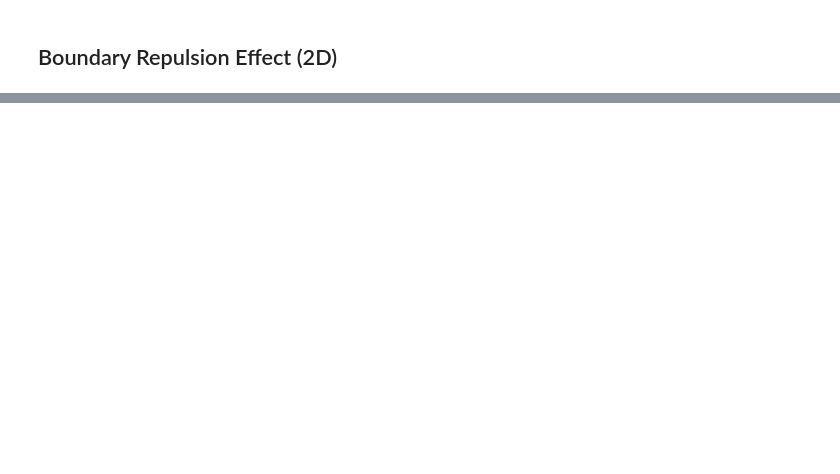
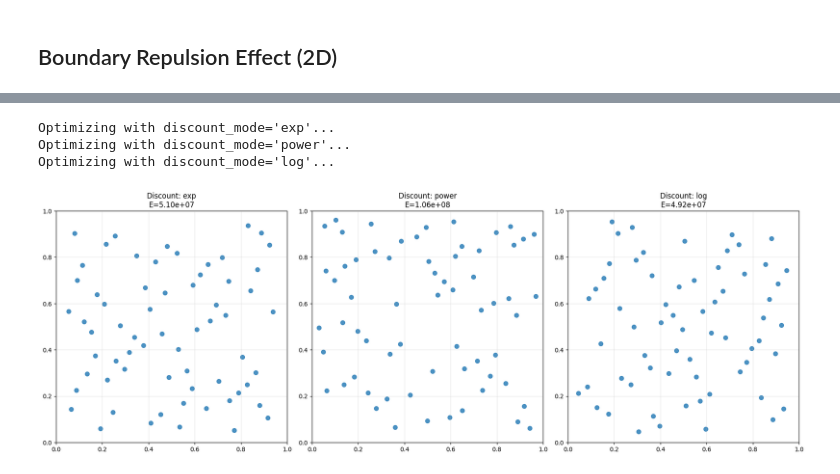
Before and after one commit to baba-yaga/design_ml, a Jupyter notebook: low_discrepancy_comparison.ipynb, the cells around one changed output, grey strips where cells are left out. Drawn from its saved outputs; the diff is of its cells as text; code cells hidden in the pictures; blank space fills up the shorter version.

Commit message:
discount distance added to pait potential

```diff
--- a/low_discrepancy_comparison.ipynb
+++ b/low_discrepancy_comparison.ipynb
@@ -204,0 +207,30 @@ Optimizing with Boundary Repulsion...
+# %%
+d = 2
+n = 64
+modes = ['exp', 'power', 'log']
+beta = 1.0
+
+fig, axes = plt.subplots(1, 3, figsize=(18, 6))
+
+for ax, mode in zip(axes, modes):
+    print(f"Optimizing with discount_mode='{mode}'...")
+    opt = ProductPotentialOptimizer(d, n,
+                                    repulsive_boundary=True,
+                                    discount_mode=mode,
+                                    discount_beta=beta)
+    X_opt = opt.optimize(maxiter=1500)
+    E = opt.compute_energy(X_opt.flatten())
+
+    ax.scatter(X_opt[:, 0], X_opt[:, 1], s=50, alpha=0.8)
+    ax.set_title(f"Discount: {mode}\nE={E:.2e}")
+    ax.set_xlim(0, 1); ax.set_ylim(0, 1)
+    ax.set_aspect('equal')
+    ax.grid(True, alpha=0.3)
+
+plt.tight_layout()
+plt.show()
+# %% [output]
+Optimizing with discount_mode='exp'...
+Optimizing with discount_mode='power'...
+Optimizing with discount_mode='log'...
+[figure, added]
```
Also changed, not shown: parts of 6 cells of this notebook, 1 other file.
